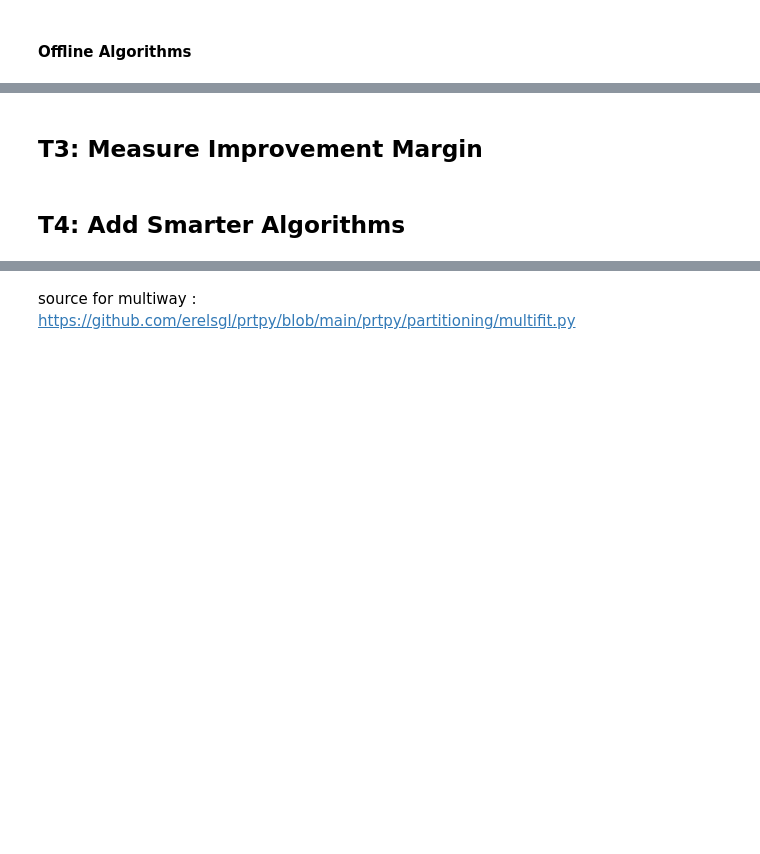
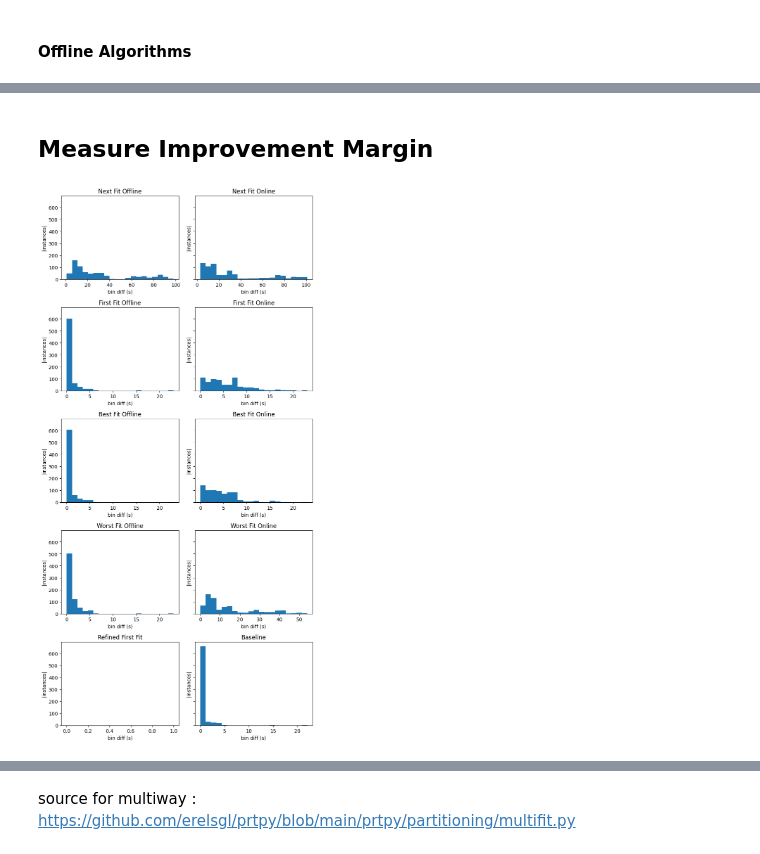
Before and after one commit to Sevhena/L2-Bin-Packing, a Jupyter notebook: report.ipynb, the cells around one changed output, grey strips where cells are left out. Cells and saved outputs as stored; diff of their text form; code cells hidden in the pictures; blank space fills up the shorter version.

```diff
--- a/report.ipynb
+++ b/report.ipynb
@@ -248,5 +311,5 @@ fig.savefig('outputs/boxplot.pdf')
 # %% [markdown]
-## T3: Measure Improvement Margin
+## Measure Improvement Margin
 # %%
 from os.path import exists
 from json import load
@@ -256,3 +320 @@ if not exists(bench_datafile):
     raise UserWarning('You must execute the benchmark before exploring the results!')
-# %% [markdown]
-## T4: Add Smarter Algorithms
@@ -258,0 +333,47 @@ if not exists(bench_datafile):
+# %%
+for name in data.keys():
+    match name.split()[1]:
+        case 'NF_Off':
+            NF_off_vals.append(data[name])
+        case 'NF_On':
+            NF_on_vals.append(data[name])
+        case 'FFDesc':
+            FF_off_vals.append(data[name])
+        case 'FF':
+            FF_on_vals.append(data[name])
+        case 'RFF':
+            RFF_on_vals.append(data[name])
+        case 'BFDesc':
+            BF_off_vals.append(data[name])
+        case 'BF':
+            BF_on_vals.append(data[name])
+        case 'WFDesc':
+            WF_off_vals.append(data[name])
+        case 'WF':
+            WF_on_vals.append(data[name])
+        case 'BenMaier':
+            BenMaier_vals.append(data[name])
+        case _:
+            raise ValueError(data[name])
+# %%
+def draw_hist(values: list[float], title: str, canvas):
+    canvas.set_title(title)
+    canvas.set(xlabel='bin diff (s)', ylabel='|instances|')
+    canvas.hist(values, 20) # putting values into 10 beans
+# %%
+fig, axes = plt.subplots(5,2, sharex = False, sharey= True)
+draw_hist(NF_off_vals, "Next Fit Offline", axes[0, 0])
+draw_hist(NF_on_vals, "Next Fit Online", axes[0, 1])
+draw_hist(FF_off_vals, "First Fit Offline", axes[1, 0])
+draw_hist(FF_on_vals, "First Fit Online", axes[1, 1])
+draw_hist(BF_off_vals, "Best Fit Offline", axes[2, 0])
+draw_hist(BF_on_vals, "Best Fit Online", axes[2, 1])
+draw_hist(WF_off_vals, "Worst Fit Offline", axes[3, 0])
+draw_hist(WF_on_vals, "Worst Fit Online", axes[3, 1])
+draw_hist(RFF_on_vals, "Refined First Fit", axes[4, 0])
+draw_hist(BenMaier_vals, "Baseline", axes[4, 1])
+fig.set_size_inches(8,16)
+fig.tight_layout()
+fig.savefig('outputs/histogram_optimal.pdf')
+# %% [output]
+[figure, added]
```
Also changed, not shown: parts of 70 cells of this notebook, 14 other files.
